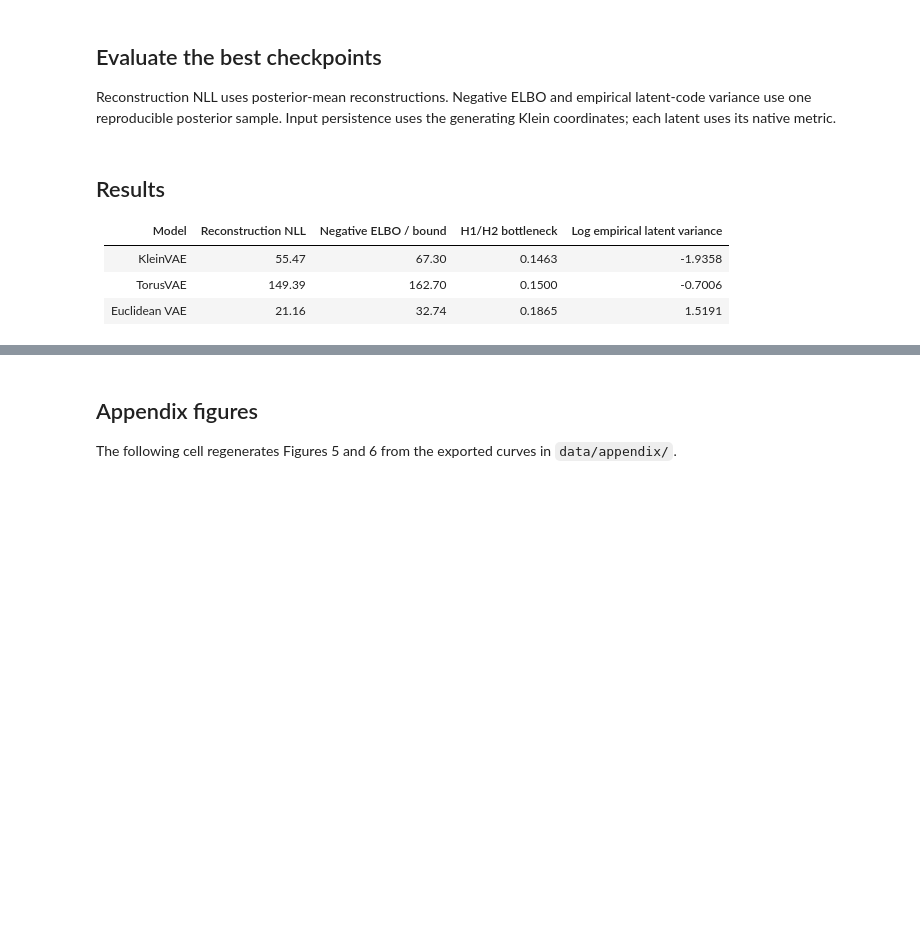
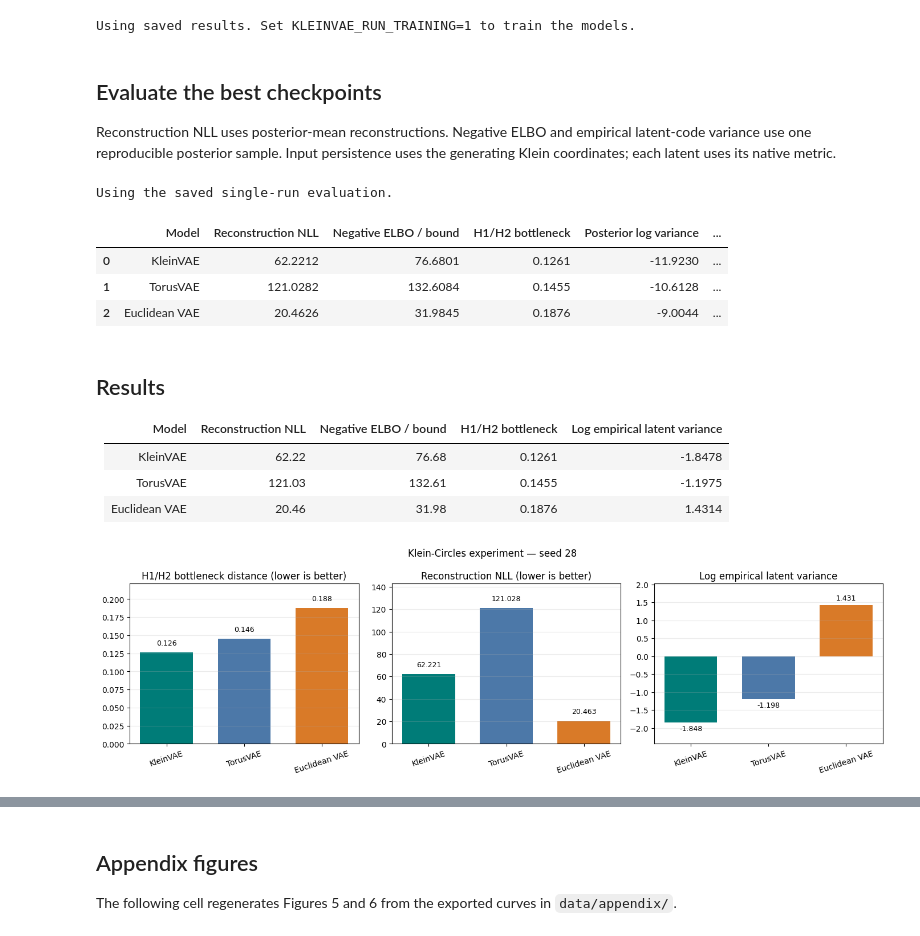
Before and after one commit to bekemax/KleinVAE, a Jupyter notebook: notebooks/KleinVAE.ipynb, the cells around one changed output, grey strips where cells are left out. Cells and saved outputs as stored; diff of their text form; code cells hidden in the pictures; blank space fills up the shorter version.

Commit message:
Match experiment seeds across figures

```diff
--- a/notebooks/KleinVAE.ipynb
+++ b/notebooks/KleinVAE.ipynb
@@ -112,6 +114,7 @@ if RUN_TRAINING:
             f'seed={TRAINING_SEED}',
             f'data.seed={TRAINING_SEED}',
             f'hydra.run.dir={run_dir}',
+            'callbacks.topology_metrics.input_metric=intrinsic_klein',
             'extras.print_config=False',
         ]
         print(' '.join(map(str, command)))
@@ -126,6 +129,8 @@ if RUN_TRAINING:
         print(f'{model_kind}: {candidates[0]}')
 else:
     print('Using saved results. Set KLEINVAE_RUN_TRAINING=1 to train the models.')
+# %% [output]
+Using saved results. Set KLEINVAE_RUN_TRAINING=1 to train the models.
 # %% [markdown]
 ## Evaluate the best checkpoints
 
@@ -134,10 +139,24 @@ empirical latent-code variance use one reproducible posterior sample. Input
 persistence uses the generating Klein coordinates; each latent uses its native
 metric.
 # %%
-RUN_EVALUATION = RUN_TRAINING
+RUN_EVALUATION = (
+    RUN_TRAINING
+    or os.environ.get('KLEINVAE_RUN_EVALUATION', '0') == '1'
+)
 raw_dir = RESULTS / 'raw'
 
 if RUN_EVALUATION:
+    if not CHECKPOINTS:
+        for model_kind in MODEL_CONFIGS:
+            candidates = sorted(
+                (RUN_ROOT / model_kind / 'checkpoints').glob('epoch_*.ckpt')
+            )
+            if len(candidates) != 1:
+                raise RuntimeError(
+                    f'Expected one saved checkpoint for {model_kind} under '
+                    f'{RUN_ROOT}, found {candidates}'
+                )
+            CHECKPOINTS[model_kind] = candidates[0]
     raw_dir.mkdir(parents=True, exist_ok=True)
     for model_kind, checkpoint in CHECKPOINTS.items():
         output = raw_dir / f'seed{TRAINING_SEED}_{model_kind}.json'
@@ -158,6 +177,8 @@ if RUN_EVALUATION:
         )
 else:
     print('Using the saved single-run evaluation.')
+# %% [output]
+Using the saved single-run evaluation.
 # %%
 if RUN_EVALUATION:
     records = []
@@ -198,43 +219,50 @@ display(table[[
     'posterior_log_variance': 'Posterior log variance',
     'empirical_latent_code_variance': 'Empirical latent variance',
 }).round(4))
+# %% [output]
+|  | Model | Reconstruction NLL | Negative ELBO / bound | H1/H2 bottleneck | Posterior log variance | ... |
+| 0 | KleinVAE | 62.2212 | 76.6801 | 0.1261 | -11.9230 | ... |
+| 1 | TorusVAE | 121.0282 | 132.6084 | 0.1455 | -10.6128 | ... |
+| 2 | Euclidean VAE | 20.4626 | 31.9845 | 0.1876 | -9.0044 | ... |
 # %% [markdown]
 ## Results
 
 | Model | Reconstruction NLL | Negative ELBO / bound | H1/H2 bottleneck | Log empirical latent variance |
 |---|---:|---:|---:|---:|
-| KleinVAE | 55.47 | 67.30 | 0.1463 | -1.9358 |
-| TorusVAE | 149.39 | 162.70 | 0.1500 | -0.7006 |
-| Euclidean VAE | 21.16 | 32.74 | 0.1865 | 1.5191 |
+| KleinVAE | 62.22 | 76.68 | 0.1261 | -1.8478 |
+| TorusVAE | 121.03 | 132.61 | 0.1455 | -1.1975 |
+| Euclidean VAE | 20.46 | 31.98 | 0.1876 | 1.4314 |
 # %%
 order = ['klein', 'torus', 'euclidean']
 labels = ['KleinVAE', 'TorusVAE', 'Euclidean VAE']
 colors = ['#007C78', '#4C78A8', '#D97A28']
 plot_data = results.set_index('model').loc[order]
 
 fig, axes = plt.subplots(1, 3, figsize=(14, 4.2))
 panels = [
     ('latent_topology_score', 'H1/H2 bottleneck distance (lower is better)'),
     ('recon_nll', 'Reconstruction NLL (lower is better)'),
     ('log_empirical_latent_code_variance', 'Log empirical latent variance'),
 ]
 for axis, (column, title) in zip(axes, panels, strict=True):
     bars = axis.bar(labels, plot_data[column], color=colors, width=0.68)
     axis.set_title(title)
     axis.tick_params(axis='x', rotation=18)
     axis.grid(axis='y', alpha=0.25)
     padding = max(plot_data[column].abs().max() * 0.04, 0.002)
     for bar, value in zip(bars, plot_data[column], strict=True):
         axis.text(
             bar.get_x() + bar.get_width() / 2,
             value + (padding if value >= 0 else -padding),
             f'{value:.3f}',
             ha='center',
             va='bottom' if value >= 0 else 'top',
             fontsize=9,
         )
     axis.margins(y=0.18)
-fig.suptitle('Klein-Circles experiment (training seed 28)')
+fig.suptitle(f'Klein-Circles experiment — seed {TRAINING_SEED}')
 fig.tight_layout()
 fig.savefig(FIGURE, dpi=200, bbox_inches='tight')
 plt.show()
+# %% [output]
+[figure, added]
```
Also changed, not shown: parts of 10 cells of this notebook, 8 other files.
